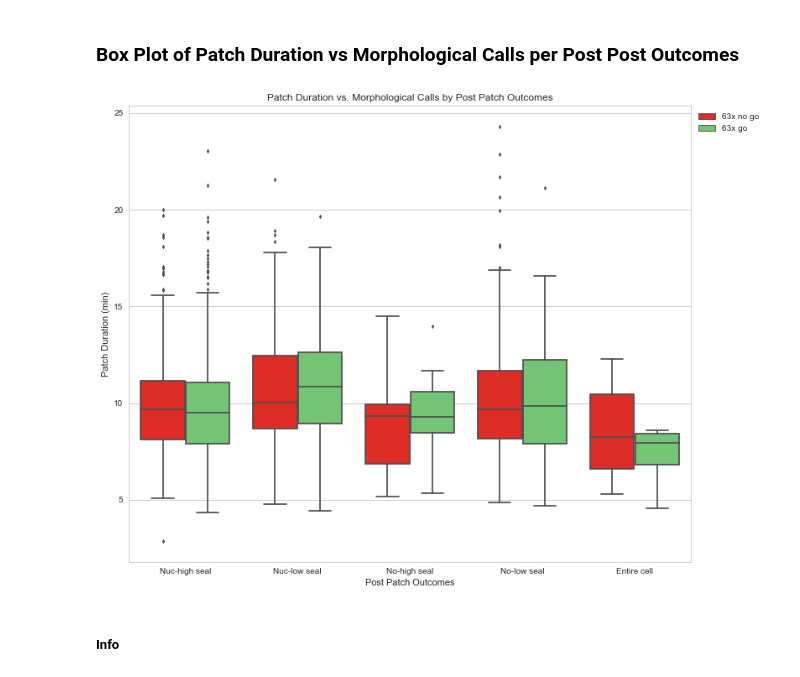
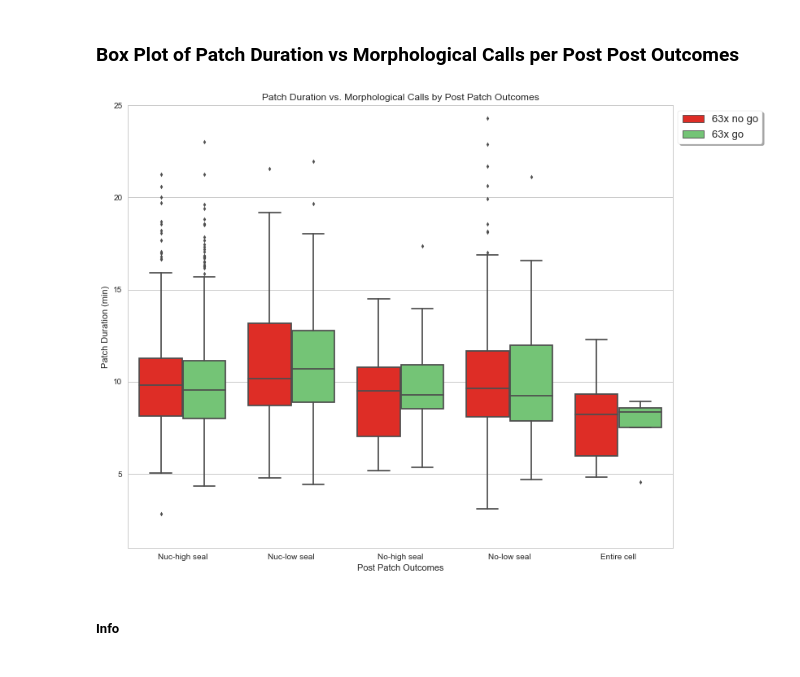
Before and after one commit to ramr24/Personal, a Jupyter notebook: Analysis-Patch Duration vs Morphology by Post Patch Outcomes.ipynb, the cells around one changed output. Drawn from its saved outputs; the diff is of its cells as text; code cells hidden in the pictures.

```diff
--- a/Analysis-Patch Duration vs Morphology by Post Patch Outcomes.ipynb
+++ b/Analysis-Patch Duration vs Morphology by Post Patch Outcomes.ipynb
@@ -337,24 +341,28 @@ plt.savefig('Boxplot_PD_vs_PP')
 # %%
 plt.subplots(figsize=(12,10)) #Has to before the plot to work
 
 bp = sns.boxplot(x = 'post_patch',
             y = 'patch_duration',
             hue = 'morphology',
             order = ['Nuc-high seal', 'Nuc-low seal', 'No-high seal', 'No-low seal','Entire cell'],
             hue_order = ['63x no go','63x go'],
-            data = final_df[final_df['patch_duration'] > 1],
+            data = final_df,
             palette = ['#de2d26', '#74c476'],
             saturation = 1,
             fliersize = 4)
 
-bp.legend(loc = 2, bbox_to_anchor = (1, 1))
+bp.legend(loc = 2,
+          bbox_to_anchor = (1, 1),
+          frameon = True,
+          shadow = True,
+          fontsize = 13)
+bp.set(ylim=(1, 25))
 
 bp.set_title('Patch Duration vs. Morphological Calls by Post Patch Outcomes')
-plt.xlabel('Post Patch Outcomes')
-plt.ylabel('Patch Duration (min)')
+bp.set(xlabel = 'Post Patch Outcomes', ylabel = 'Patch Duration (min)')
 plt.savefig('Boxplot_PD_vs_M_by_PP')
 # %% [output]
-[figure, old version]
+[figure, new version]
 # %% [markdown]
 ##### Info
 # %%
```
Also changed, not shown: parts of 19 cells of this notebook, 4 other files.
